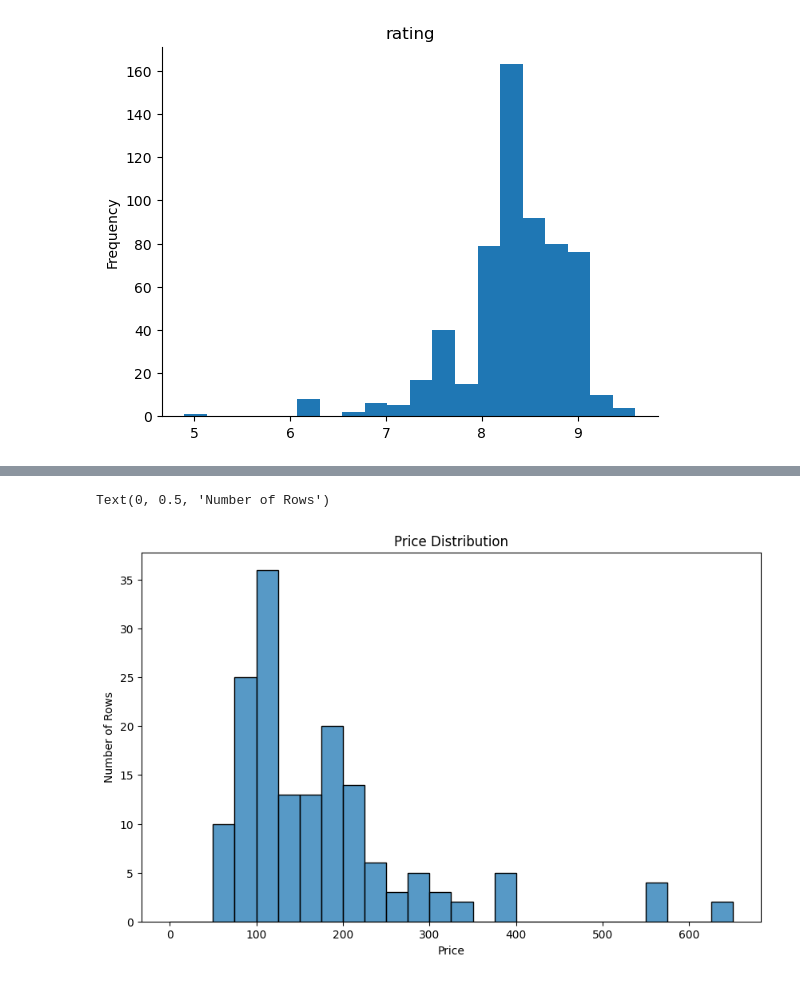
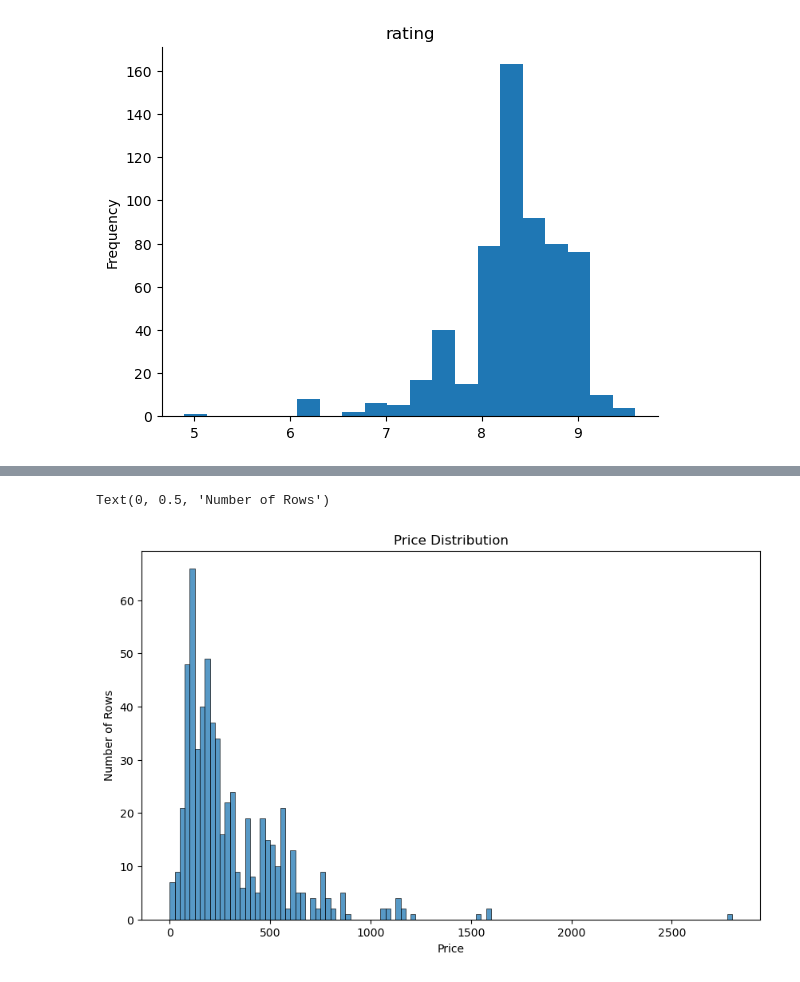
Before and after one commit to amirmfarzane/Data-Science-Course-Projects, a Jupyter notebook: P1/analysis.ipynb, the cells around one changed output, grey strips where cells are left out. Cells and saved outputs as stored; diff of their text form; code cells hidden in the pictures.

```diff
--- a/P1/analysis.ipynb
+++ b/P1/analysis.ipynb
@@ -159,7 +146,7 @@ dtype: int64
 # %% [markdown]
 # Visualization
 # %%
-df.drop(columns = ["location" , "price" , "nights" , "adults" , "review" , "bed" , 'distance from centure' ,  ] , inplace = True)
+df.drop(columns = ["location" , "price" , "nights" , "adults" , "review" , "bed" , 'distance from centure' ] , inplace = True)
 # %%
 df.columns = df.columns.str.replace('2$', '')
 numerical_df = df.select_dtypes(include=[int, float])
@@ -249,5 +235 @@ plt.show()
-# %%
-main_df = df
-df = df[df["nights2"] == 1]
-df = df[df["adults2"] == 2]
 # %%
@@ -334,11 +327,11 @@ main_df = df
 # %%
 plt.figure(figsize=(10, 6))
-sns.histplot(main_df['price2'], bins=range(0, max(main_df['price2']) + 25, 25))
+sns.histplot(df['price'], bins=range(0, max(df['price']) + 25, 25))
 plt.title('Price Distribution')
 plt.xlabel('Price')
 plt.ylabel('Number of Rows')
 # %% [output]
 Text(0, 0.5, 'Number of Rows')
-[figure, old version]
+[figure, new version]
 # %%
 plt.figure(figsize=(10, 6))
```
Also changed, not shown: parts of 26 cells of this notebook.
